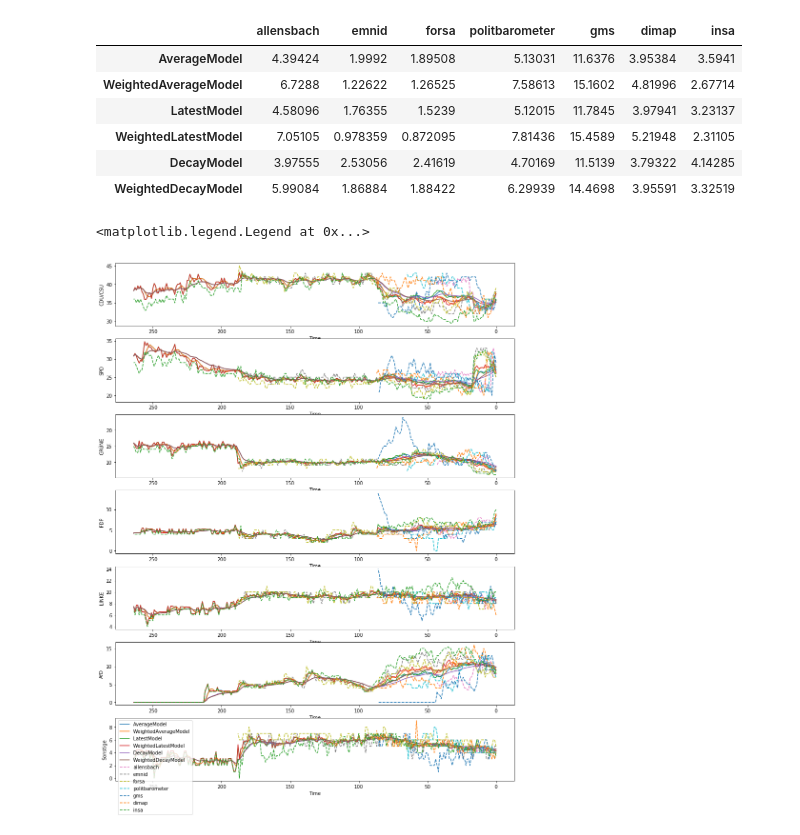
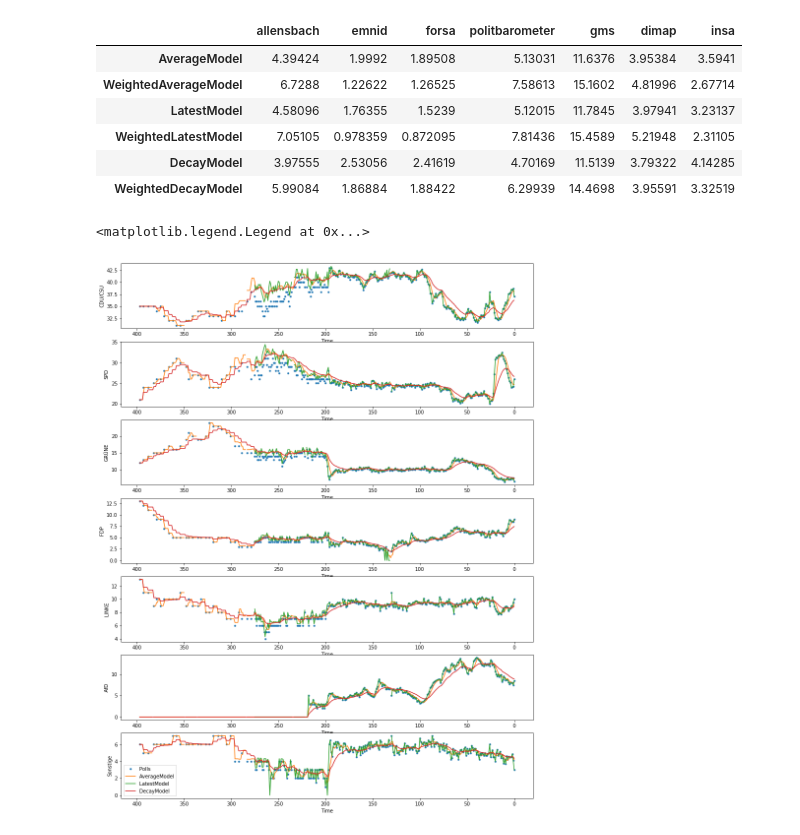
Before and after one commit to daveh19/foxy-predictor, a Jupyter notebook: models/models.ipynb, the cells around one changed output. Saved outputs shown, nothing was run; the diff lists cells and outputs as text; code cells hidden in the pictures.

Commit message:
Added new preprocessing pipeline, added GP model, lots of major improvements

```diff
--- a/models/models.ipynb
+++ b/models/models.ipynb
@@ -143,10 +264,10 @@ WeightedAverageModel().predict(data_dict)
 # %%
 class LatestModel(AverageModel):
-    """Average the latest polls from all polling firms."""
+    """Use the latest poll."""
 
     def __init__(self):
         AverageModel.__init__(self, n_last=1)
 
-LatestModel().predict(data_dict)
+LatestModel().predict(data)
 # %% [output]
 |  | CDU/CSU | SPD | GRÜNE | FDP | LINKE | AfD | Sonstige |
@@ -165,21 +274,0 @@ WeightedLatestModel().predict(data_dict)
-# %%
-class DecayModel(Model):
-    """Average all polls from all polling firms, where polls further back are weighted less (exponential decay)."""
-
-    def __init__(self, decay_factor=0.9):
-        self.decay_factor = decay_factor
-
-    def fit(self):
-        # TODO: Fit decay_factor to get best results.
-        pass
-
-    def predict(self, data_dict=data_dict):
-        prediction = np.zeros(len(parties))
-        for df in data_dict.values():
-            for i in range(len(df)):
-                results = df[parties].iloc[i]
-                # TODO: Polls from different polling firms have different time spacing. Take this into account.
-                prediction += results * self.decay_factor**(i+1)
-        return _prediction_to_dataframe(_normalize_to_hundred(prediction))
-
-DecayModel().predict(data_dict)
@@ -256,3 +395,3 @@ AverageModel().score(data_dict)
 # %%
-models = [AverageModel, WeightedAverageModel, LatestModel, WeightedLatestModel, DecayModel, WeightedDecayModel]
+models = [AverageModel, LatestModel, DecayModel]
 # %%
@@ -287,28 +428,30 @@ MSE between predicted results from model (vertical) and polls (horizontal):
 | DecayModel | 3.97555 | 2.53056 | 2.41619 | 4.70169 | 11.5139 | 3.79322 | 4.14285 |
 | WeightedDecayModel | 5.99084 | 1.86884 | 1.88422 | 6.29939 | 14.4698 | 3.95591 | 3.32519 |
 # %%
-prediction_data_dict = {model.__name__: model().predict_all(data_dict) for model in models}
+prediction_data_dict = {model.__name__: model().predict_all(data) for model in models}
 # %%
 import matplotlib.pyplot as plt
 %matplotlib inline
 
 fig, axes = plt.subplots(len(parties), figsize=(15, 20))
 
 for ax, party in zip(axes, parties):
     plt.sca(ax)
 
+    plt.plot(data[party], '.', label='Polls')
+
     for model, df in prediction_data_dict.items():
         plt.plot(df[party], label=model)
 
-    for polling_institute, df in data_dict.items():
-        plt.plot(df[party], '--', label=polling_institute)
+    #for polling_institute, df in data_dict.items():
+    #    plt.plot(df[party], '--', label=polling_institute)
 
     #plt.legend()
     plt.gca().invert_xaxis()  # TODO: Time is inverted in data frames. Handle that somehow.
     plt.ylabel(party)
     plt.xlabel('Time')
 
 plt.legend()
 # %% [output]
 <matplotlib.legend.Legend at 0x...>
-[figure, old version]
+[figure, new version]
```
Also changed, not shown: parts of 25 cells of this notebook, 3 other files.
